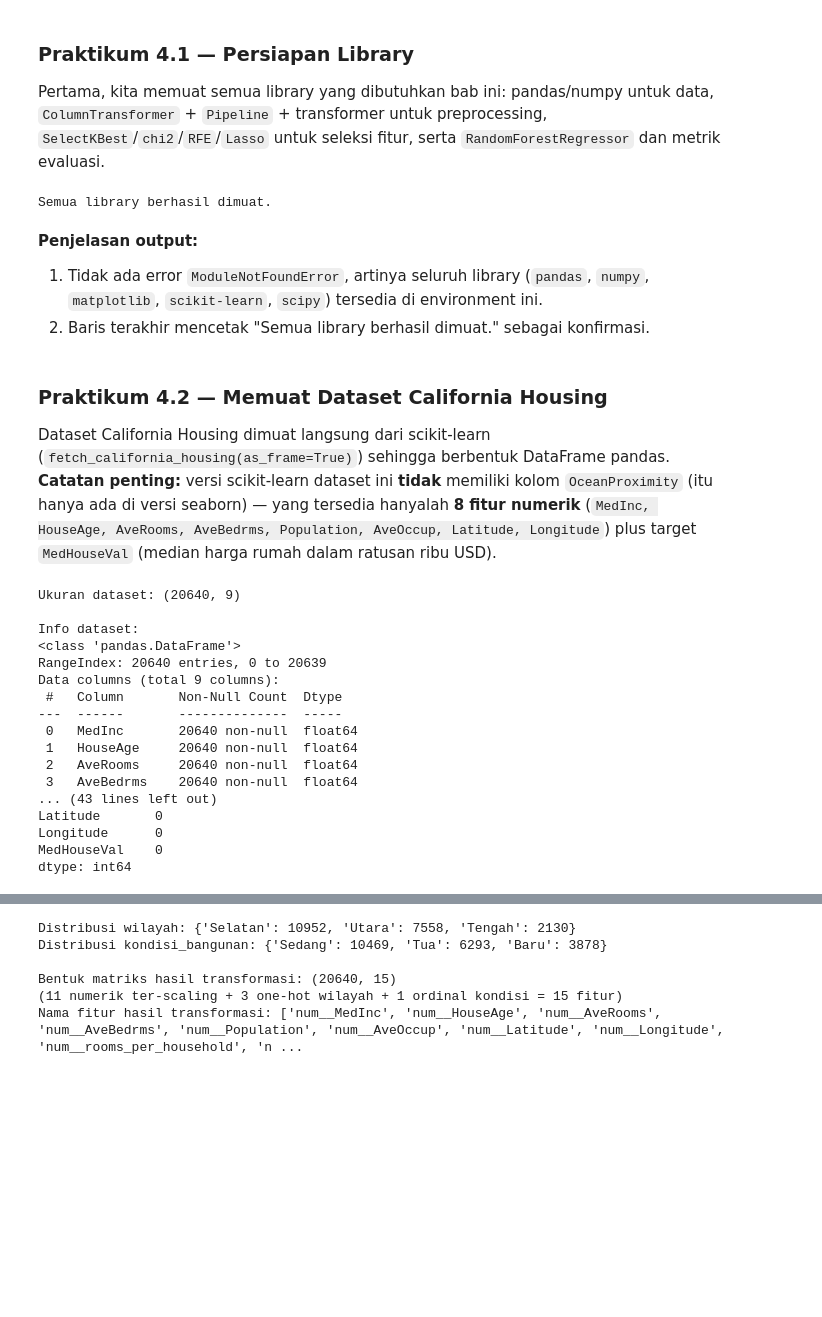
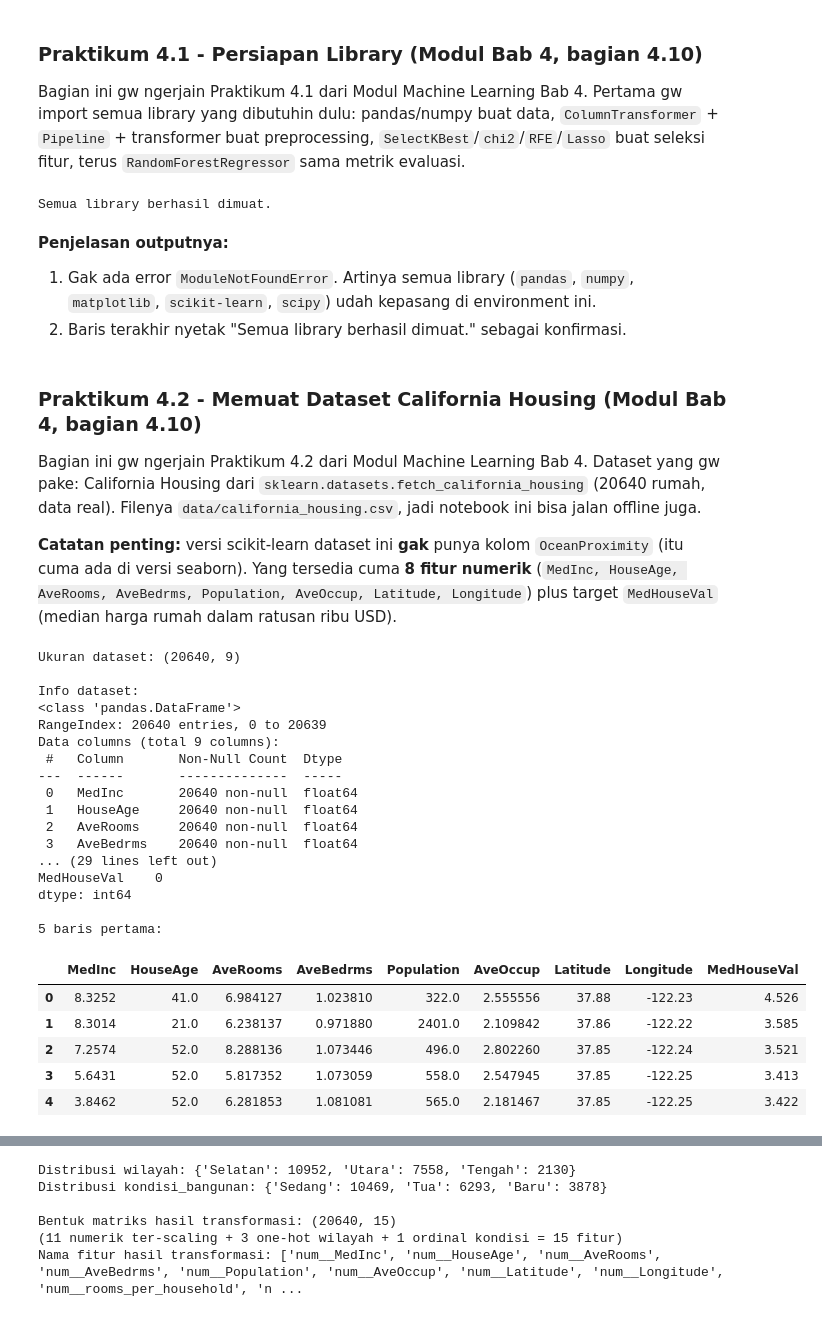
Before and after one commit to dandienter/praktikumML, a Jupyter notebook: bab-04-feature-engineering-pipeline/praktikum-bab-04.ipynb, the cells around one changed output, grey strips where cells are left out. Drawn from its saved outputs; the diff is of its cells as text; code cells hidden in the pictures; blank space fills up the shorter version.

```diff
--- a/bab-04-feature-engineering-pipeline/praktikum-bab-04.ipynb
+++ b/bab-04-feature-engineering-pipeline/praktikum-bab-04.ipynb
@@ -33,7 +34,7 @@ Pada bab ini kita membangun **pipeline prediksi harga rumah end-to-end** dengan
 # %% [markdown]
-### Praktikum 4.1 — Persiapan Library
+### Praktikum 4.1 - Persiapan Library (Modul Bab 4, bagian 4.10)
 
-Pertama, kita memuat semua library yang dibutuhkan bab ini: pandas/numpy untuk data, `ColumnTransformer` + `Pipeline` + transformer untuk preprocessing, `SelectKBest`/`chi2`/`RFE`/`Lasso` untuk seleksi fitur, serta `RandomForestRegressor` dan metrik evaluasi.
+Bagian ini gw ngerjain Praktikum 4.1 dari Modul Machine Learning Bab 4. Pertama gw import semua library yang dibutuhin dulu: pandas/numpy buat data, `ColumnTransformer` + `Pipeline` + transformer buat preprocessing, `SelectKBest`/`chi2`/`RFE`/`Lasso` buat seleksi fitur, terus `RandomForestRegressor` sama metrik evaluasi.
 # %%
 # Menjalankan di Google Colab / Jupyter Notebook
 %matplotlib inline
@@ -57,43 +58,53 @@ print("Semua library berhasil dimuat.")
 # %% [output]
 Semua library berhasil dimuat.
 # %% [markdown]
-**Penjelasan output:**
-1. Tidak ada error `ModuleNotFoundError`, artinya seluruh library (`pandas`, `numpy`, `matplotlib`, `scikit-learn`, `scipy`) tersedia di environment ini.
-2. Baris terakhir mencetak "Semua library berhasil dimuat." sebagai konfirmasi.
+**Penjelasan outputnya:**
+
+1. Gak ada error `ModuleNotFoundError`. Artinya semua library (`pandas`, `numpy`, `matplotlib`, `scikit-learn`, `scipy`) udah kepasang di environment ini.
+2. Baris terakhir nyetak "Semua library berhasil dimuat." sebagai konfirmasi.
 # %% [markdown]
-### Praktikum 4.2 — Memuat Dataset California Housing
+### Praktikum 4.2 - Memuat Dataset California Housing (Modul Bab 4, bagian 4.10)
 
-Dataset California Housing dimuat langsung dari scikit-learn (`fetch_california_housing(as_frame=True)`) sehingga berbentuk DataFrame pandas. **Catatan penting:** versi scikit-learn dataset ini **tidak** memiliki kolom `OceanProximity` (itu hanya ada di versi seaborn) — yang tersedia hanyalah **8 fitur numerik** (`MedInc, HouseAge, AveRooms, AveBedrms, Population, AveOccup, Latitude, Longitude`) plus target `MedHouseVal` (median harga rumah dalam ratusan ribu USD).
+Bagian ini gw ngerjain Praktikum 4.2 dari Modul Machine Learning Bab 4. Dataset yang gw pake: California Housing dari `sklearn.datasets.fetch_california_housing` (20640 rumah, data real). Filenya `data/california_housing.csv`, jadi notebook ini bisa jalan offline juga.
+
+**Catatan penting:** versi scikit-learn dataset ini **gak** punya kolom `OceanProximity` (itu cuma ada di versi seaborn). Yang tersedia cuma **8 fitur numerik** (`MedInc, HouseAge, AveRooms, AveBedrms, Population, AveOccup, Latitude, Longitude`) plus target `MedHouseVal` (median harga rumah dalam ratusan ribu USD).
 # %%
-# Dataset dibaca dari file CSV lokal (data/california_housing.csv) — bisa dipakai offline
+# Dataset dibaca dari file CSV lokal (data/california_housing.csv)
+# (bisa dipakai offline)
 # (diekspor dari sklearn.datasets.fetch_california_housing, data real)
 df = pd.read_csv('data/california_housing.csv')
 
 print("Ukuran dataset:", df.shape)
 print("\nInfo dataset:")
-print(df.info())
-print("\n5 baris pertama:")
-print(df.head())
+df.info()
 print("\nStatistik deskriptif:")
 print(df.describe().T[['mean', 'std', 'min', 'max']])
 print("\nJumlah missing value per kolom:")
 print(df.isna().sum())
+print("\n5 baris pertama:")
+df.head()
 # %% [output]
 Ukuran dataset: (20640, 9)
 
 Info dataset:
 <class 'pandas.DataFrame'>
 RangeIndex: 20640 entries, 0 to 20639
 Data columns (total 9 columns):
  #   Column       Non-Null Count  Dtype
 ---  ------       --------------  -----
  0   MedInc       20640 non-null  float64
  1   HouseAge     20640 non-null  float64
  2   AveRooms     20640 non-null  float64
  3   AveBedrms    20640 non-null  float64
-... (43 lines left out)
-Latitude       0
-Longitude      0
+... (29 lines left out)
 MedHouseVal    0
 dtype: int64
+
+5 baris pertama:
+|  | MedInc | HouseAge | AveRooms | AveBedrms | Population | AveOccup | Latitude | Longitude | MedHouseVal |
+| 0 | 8.3252 | 41.0 | 6.984127 | 1.023810 | 322.0 | 2.555556 | 37.88 | -122.23 | 4.526 |
+| 1 | 8.3014 | 21.0 | 6.238137 | 0.971880 | 2401.0 | 2.109842 | 37.86 | -122.22 | 3.585 |
+| 2 | 7.2574 | 52.0 | 8.288136 | 1.073446 | 496.0 | 2.802260 | 37.85 | -122.24 | 3.521 |
+| 3 | 5.6431 | 52.0 | 5.817352 | 1.073059 | 558.0 | 2.547945 | 37.85 | -122.25 | 3.413 |
+| 4 | 3.8462 | 52.0 | 6.281853 | 1.081081 | 565.0 | 2.181467 | 37.85 | -122.25 | 3.422 |
 # %% [markdown]
```
Also changed, not shown: parts of 37 cells of this notebook, 10 other files.
